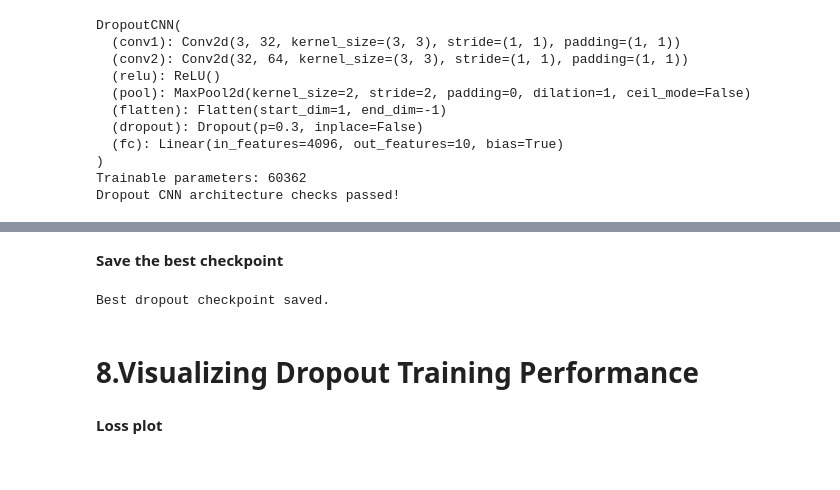
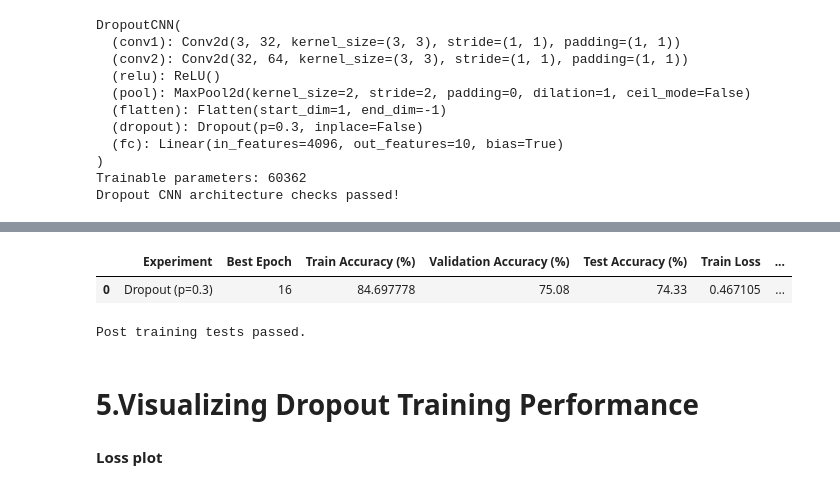
Before and after one commit to DewmithR/AI-ML---Assessment_1, a Jupyter notebook: 03_Exercise_3_Regularisation.ipynb, the cells around one changed output, grey strips where cells are left out. Cells and saved outputs as stored; diff of their text form; code cells hidden in the pictures.

```diff
--- a/03_Exercise_3_Regularisation.ipynb
+++ b/03_Exercise_3_Regularisation.ipynb
@@ -731,16 +763,38 @@ Dropout experiment completed successfully.
-# %% [markdown]
-**Save the best checkpoint**
-# %%
-torch.save(
-    dropout_model.state_dict(),
-    "cnn_dropout_best_validation.pth"
-)
-
-print("Best dropout checkpoint saved.")
-# %% [output]
-Best dropout checkpoint saved.
+# %%
+dropout_results = collect_results("Dropout (p=0.3)", dropout_model, dropout_best_epoch, dropout_training_time)
+torch.save(dropout_model.state_dict(), "cnn_dropout_best_validation.pth")
+dropout_df = pd.DataFrame([dropout_results])
+display(dropout_df)
+dropout_df.to_csv("dropout_results.csv", index=False)
+
+criterion = nn.CrossEntropyLoss()
+
+assert len(dropout_history["train_loss"]) == EPOCHS
+assert all(np.isfinite(dropout_history["train_loss"] + dropout_history["validation_loss"]))
+assert dropout_best_epoch == int(np.argmax(dropout_history["validation_accuracy"])) + 1
+assert abs(dropout_results["Validation Accuracy (%)"]
+           - dropout_history["validation_accuracy"][dropout_best_epoch - 1]) < 0.05
+assert 0 <= dropout_results["Test Accuracy (%)"] <= 100
+assert dropout_results["Parameters"] == baseline_results["Parameters"] == 60362
+assert not dropout_model.training
+
+_, repeat_val_acc = evaluate_model(dropout_model, validation_loader, criterion)
+assert abs(repeat_val_acc - dropout_results["Validation Accuracy (%)"]) < 1e-6
+
+reloaded_model = DropoutCNN(dropout_probability=0.3).to(device)
+reloaded_model.load_state_dict(
+    torch.load("cnn_dropout_best_validation.pth", map_location=device, weights_only=True)
+)
+_, reloaded_val_acc = evaluate_model(reloaded_model, validation_loader, criterion)
+assert abs(reloaded_val_acc - dropout_results["Validation Accuracy (%)"]) < 1e-6
+
+print("Post training tests passed.")
+# %% [output]
+|  | Experiment | Best Epoch | Train Accuracy (%) | Validation Accuracy (%) | Test Accuracy (%) | Train Loss | ... |
+| 0 | Dropout (p=0.3) | 16 | 84.697778 | 75.08 | 74.33 | 0.467105 | ... |
+Post training tests passed.
 # %% [markdown]
-# 8.Visualizing Dropout Training Performance
+# 5.Visualizing Dropout Training Performance
 # %% [markdown]
 **Loss plot**
 # %%
```
Also changed, not shown: parts of 41 cells of this notebook.
